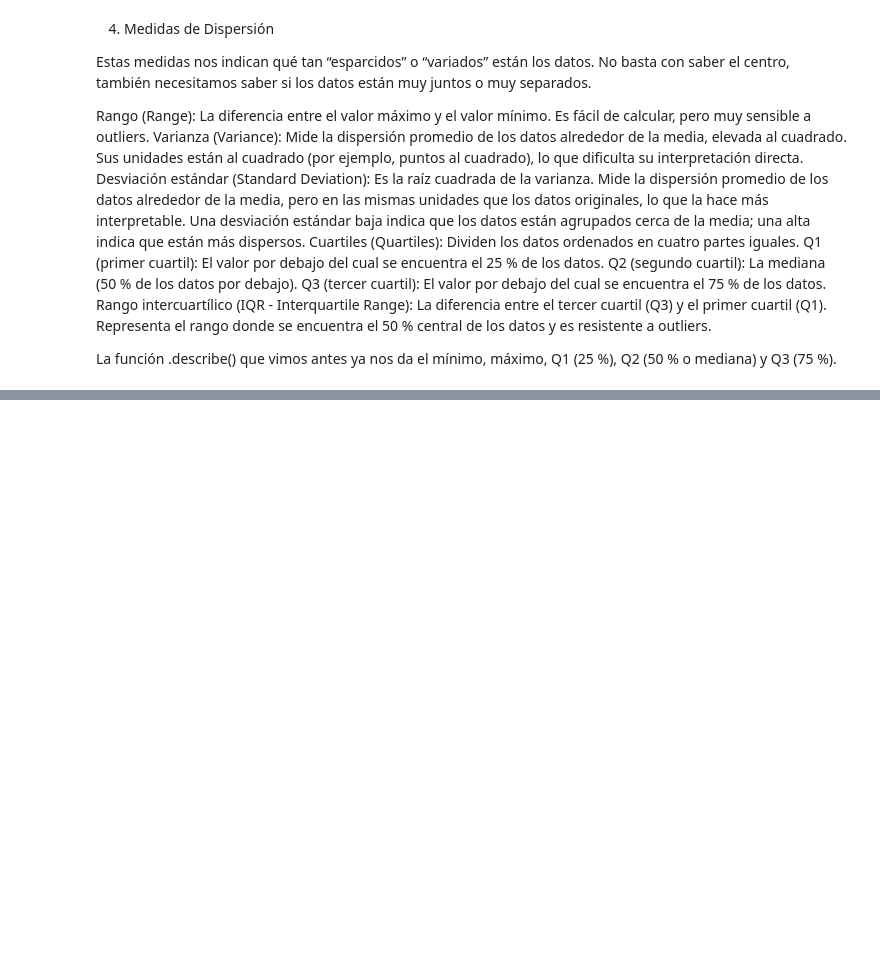
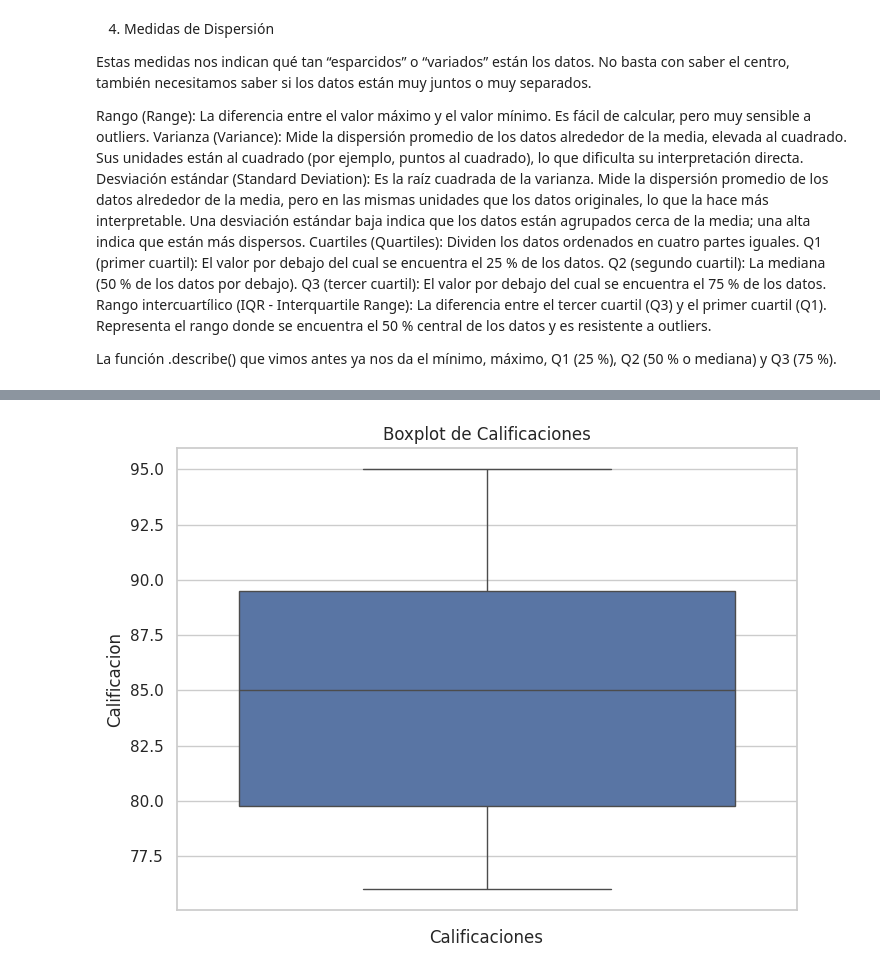
Before and after one commit to brunobobadilla06/Practica---Ciencia-de-Datos-I, a Jupyter notebook: Practica_4.ipynb, the cells around one changed output, grey strips where cells are left out. Drawn from its saved outputs; the diff is of its cells as text; code cells hidden in the pictures; blank space fills up the shorter version.

```diff
--- a/Practica_4.ipynb
+++ b/Practica_4.ipynb
@@ -217,0 +267,9 @@ La función .describe() que vimos antes ya nos da el mínimo, máximo, Q1 (25 %)
+# %%
+# Boxplot de calificaciones
+plt.figure(figsize=(8, 6))
+sns.boxplot(data=df_estudiantes, y='Calificacion')
+plt.title('Boxplot de Calificaciones')
+plt.xlabel('Calificaciones')
+plt.show()
+# %% [output]
+[figure, added]
```
Also changed, not shown: parts of 6 cells of this notebook.
